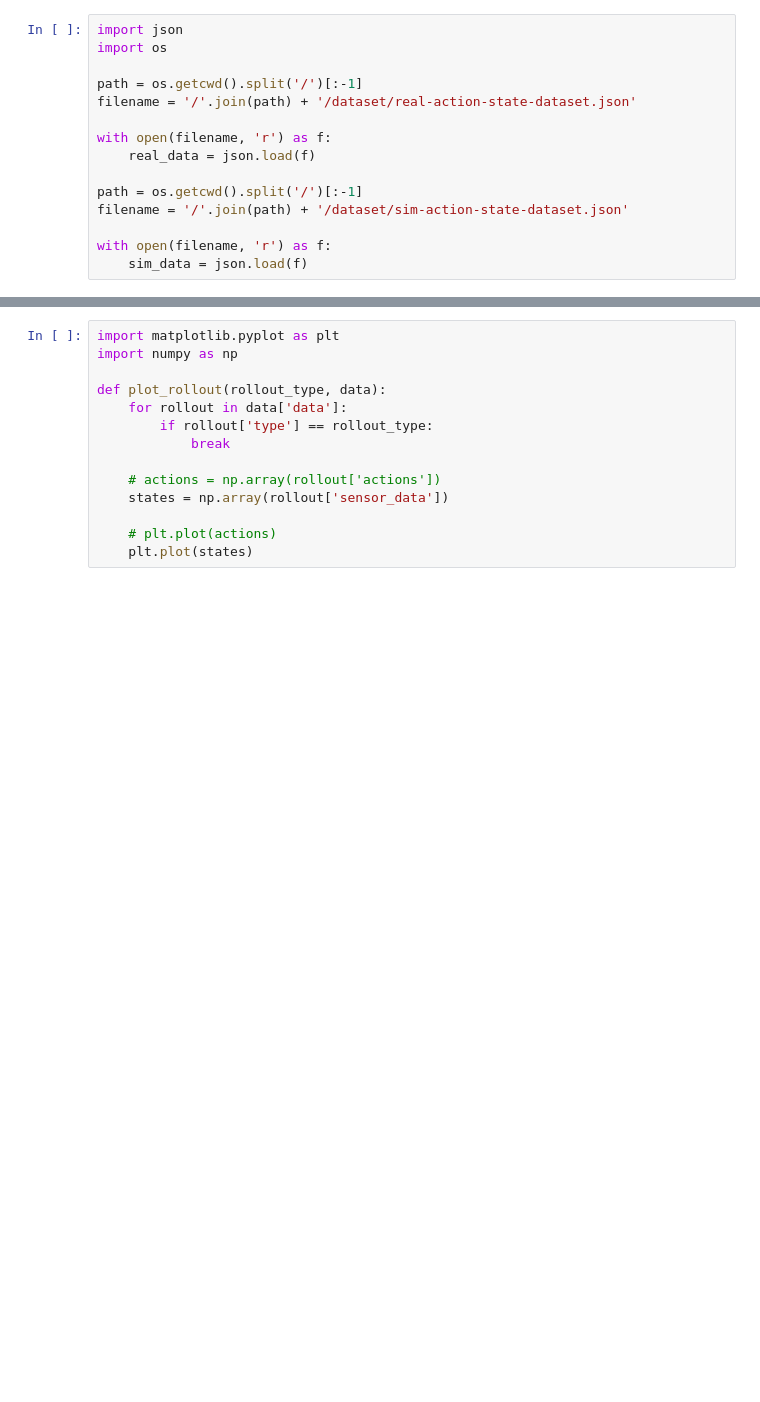
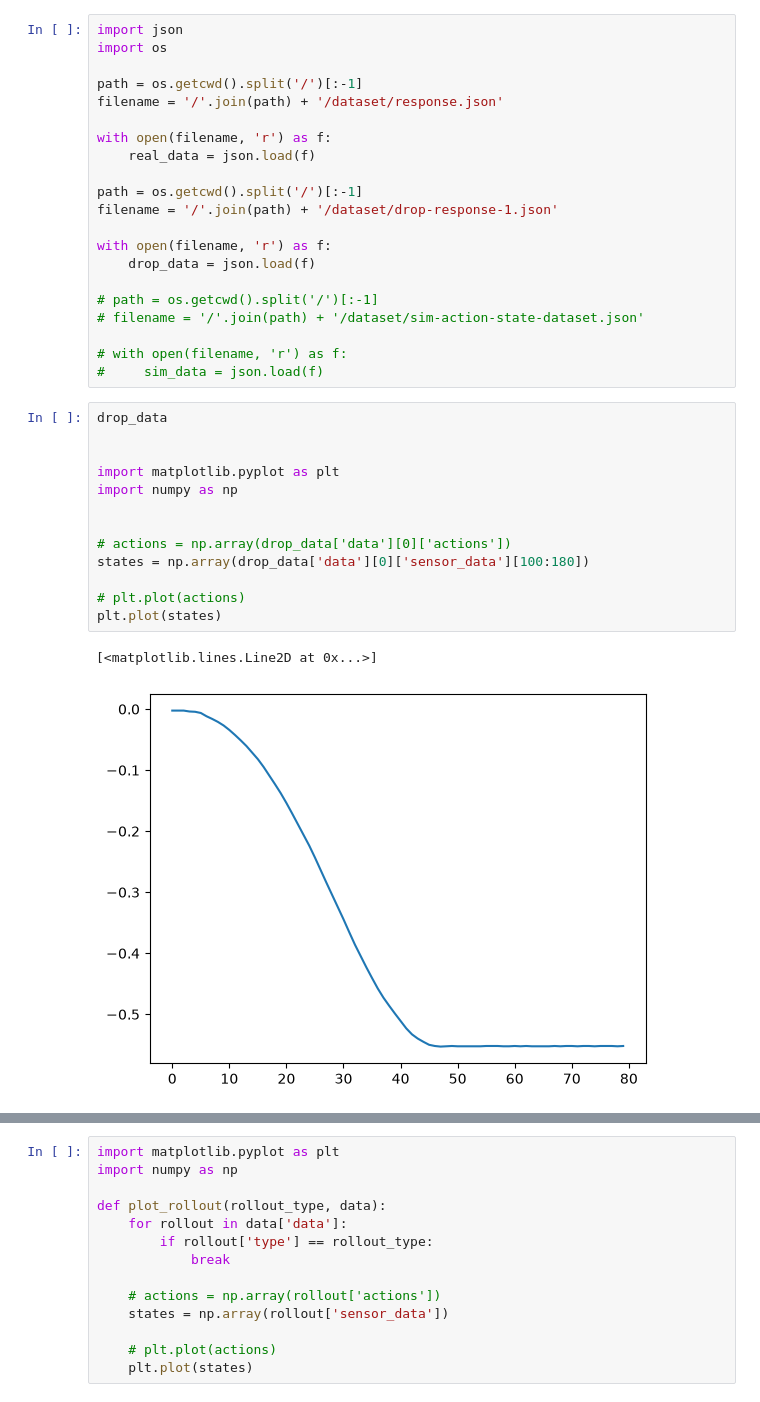
Before and after one commit to mauicv/servo-sysid, a Jupyter notebook: src/sysid/notebooks/plot_real_action_states.ipynb, the cells around one changed output, grey strips where cells are left out. Cells and saved outputs as stored; diff of their text form; blank space fills up the shorter version.

Commit message:
Regenerate action dataset

```diff
--- a/src/sysid/notebooks/plot_real_action_states.ipynb
+++ b/src/sysid/notebooks/plot_real_action_states.ipynb
@@ -3,16 +3,38 @@ import json
 import os
 
 path = os.getcwd().split('/')[:-1]
-filename = '/'.join(path) + '/dataset/real-action-state-dataset.json'
+filename = '/'.join(path) + '/dataset/response.json'
 
 with open(filename, 'r') as f:
     real_data = json.load(f)
 
 path = os.getcwd().split('/')[:-1]
-filename = '/'.join(path) + '/dataset/sim-action-state-dataset.json'
+filename = '/'.join(path) + '/dataset/drop-response-1.json'
 
 with open(filename, 'r') as f:
-    sim_data = json.load(f)
+    drop_data = json.load(f)
+
+# path = os.getcwd().split('/')[:-1]
+# filename = '/'.join(path) + '/dataset/sim-action-state-dataset.json'
+
+# with open(filename, 'r') as f:
+#     sim_data = json.load(f)
+# %%
+drop_data
+
+
+import matplotlib.pyplot as plt
+import numpy as np
+
+
+# actions = np.array(drop_data['data'][0]['actions'])
+states = np.array(drop_data['data'][0]['sensor_data'][100:180])
+
+# plt.plot(actions)
+plt.plot(states)
+# %% [output]
+[<matplotlib.lines.Line2D at 0x...>]
+[figure, added]
 # %%
 types = set()
 for rollout in real_data['data']:
```
Also changed, not shown: parts of 4 cells of this notebook, 3 other files.
